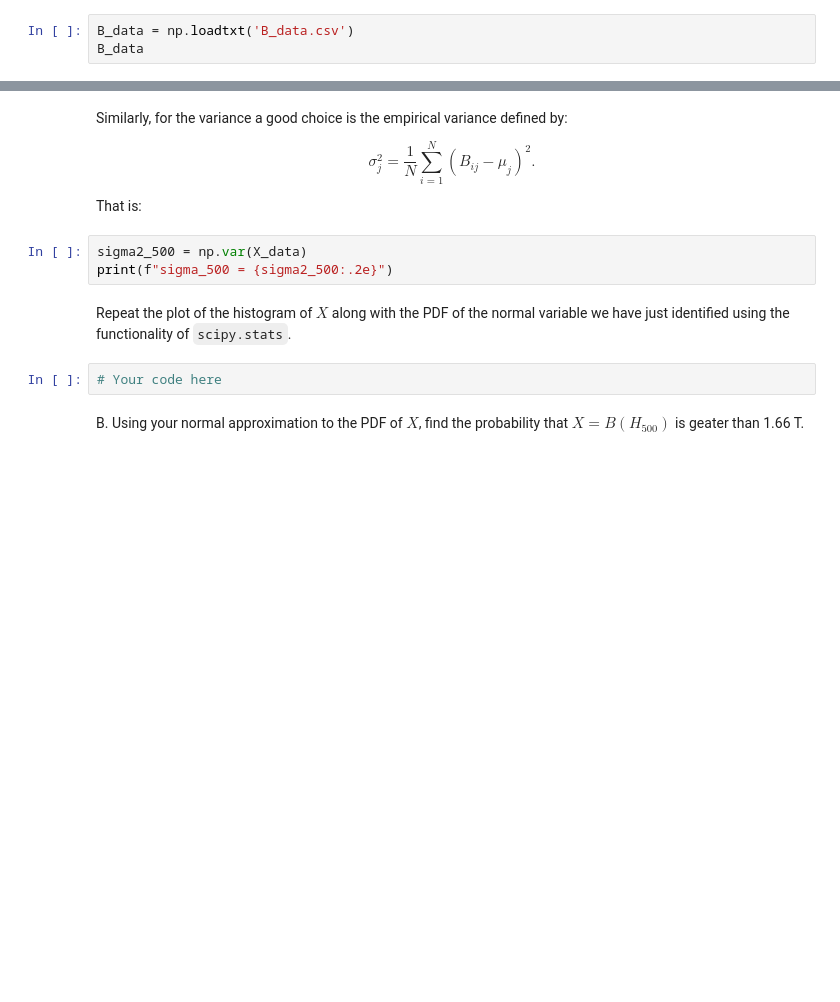
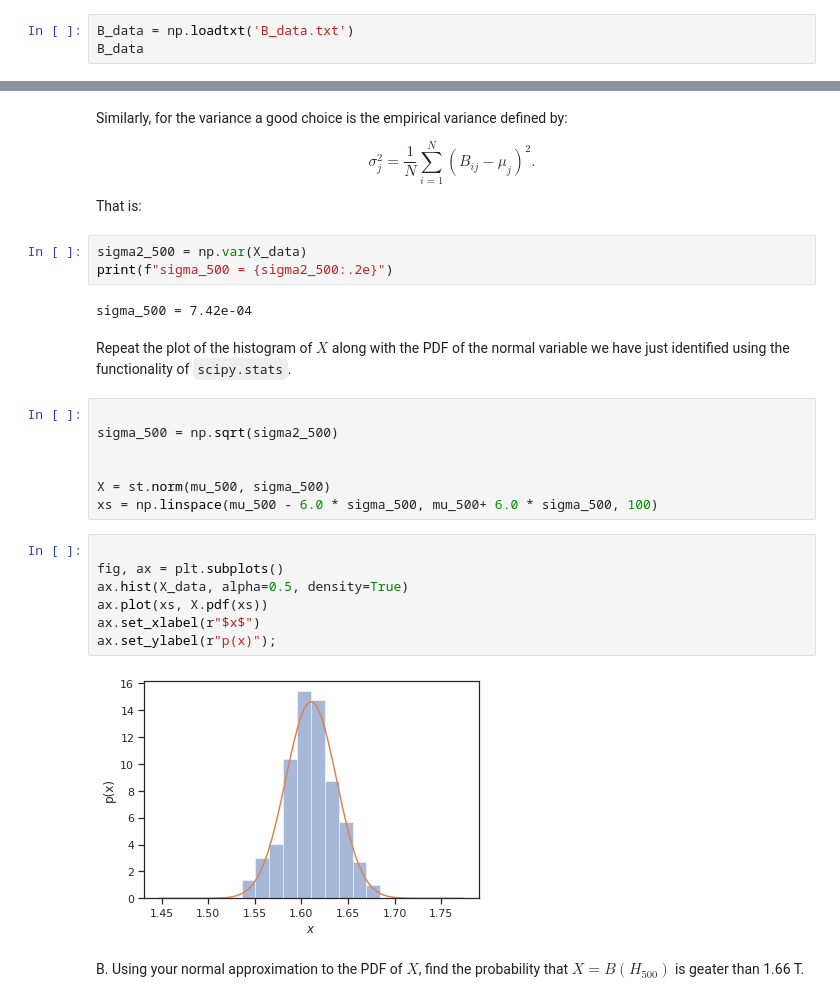
Before and after one commit to schemp98/data-analytics-se, a Jupyter notebook: lecturebook/homework/homework-02_SCC.ipynb, the cells around one changed output, grey strips where cells are left out. Cells and saved outputs as stored; diff of their text form; blank space fills up the shorter version.

```diff
--- a/lecturebook/homework/homework-02_SCC.ipynb
+++ b/lecturebook/homework/homework-02_SCC.ipynb
@@ -396,5 +394,5 @@ HTTPError: ignored
 # %% [markdown]
 If everything worked well, then the following will work:
 # %%
-B_data = np.loadtxt('B_data.csv')
+B_data = np.loadtxt('B_data.txt')
 B_data
@@ -468,10 +486,26 @@ That is:
 # %%
 sigma2_500 = np.var(X_data)
 print(f"sigma_500 = {sigma2_500:.2e}")
+# %% [output]
+sigma_500 = 7.42e-04
 # %% [markdown]
 Repeat the plot of the histogram of $X$ along with the PDF of the normal variable we have just identified using the functionality of ``scipy.stats``.
-# %%
-# Your code here
+# %%
+
+sigma_500 = np.sqrt(sigma2_500)
+
+
+X = st.norm(mu_500, sigma_500)
+xs = np.linspace(mu_500 - 6.0 * sigma_500, mu_500+ 6.0 * sigma_500, 100)
+# %%
+
+fig, ax = plt.subplots()
+ax.hist(X_data, alpha=0.5, density=True)
+ax.plot(xs, X.pdf(xs))
+ax.set_xlabel(r"$x$")
+ax.set_ylabel(r"p(x)");
+# %% [output]
+[figure, added]
 # %% [markdown]
 B. Using your normal approximation to the PDF of $X$, find the probability that $X = B(H_{500})$ is geater than 1.66 T.
 # %%
```
Also changed, not shown: parts of 8 cells of this notebook.
